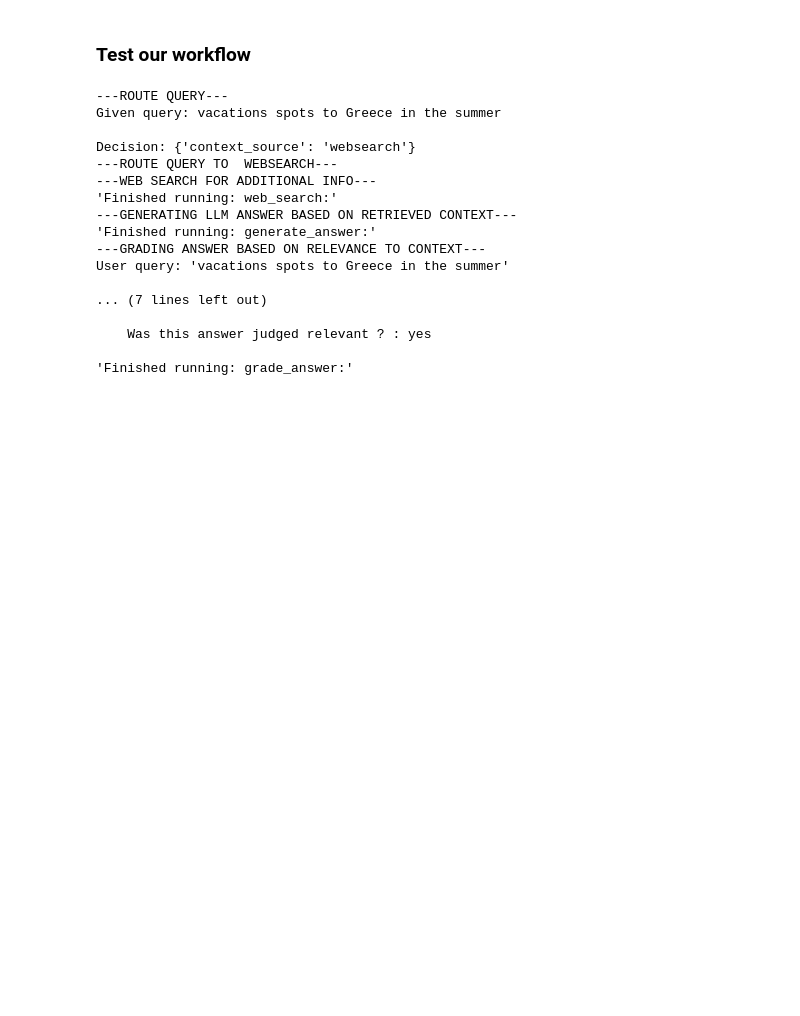
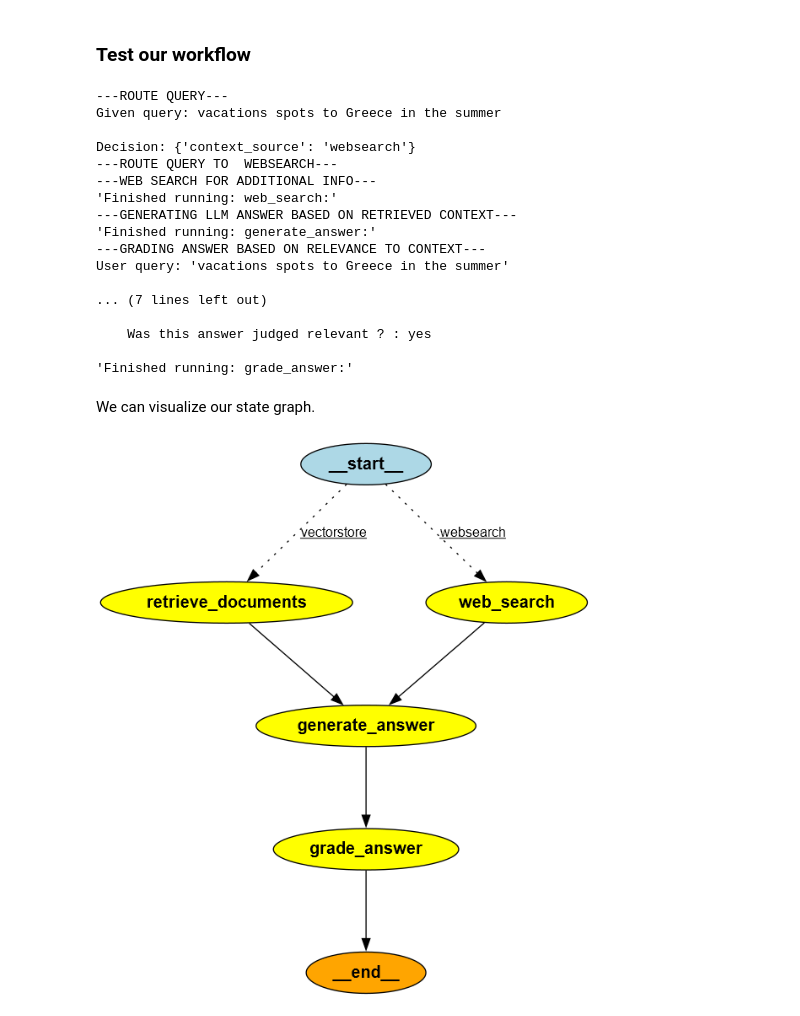
Before and after one commit to Mohamedeijy/testing_local_rag, a Jupyter notebook: local_rag_v3.ipynb, the cells around one changed output. Cells and saved outputs as stored; diff of their text form; code cells hidden in the pictures; blank space fills up the shorter version.

Commit message:
add info text + diagram

```diff
--- a/local_rag_v3.ipynb
+++ b/local_rag_v3.ipynb
@@ -414,3 +414,11 @@ User query: 'vacations spots to Greece in the summer'
     Was this answer judged relevant ? : yes
 
 'Finished running: grade_answer:'
+# %% [markdown]
+We can visualize our state graph.
+# %%
+from IPython.display import Image
+
+Image(app.get_graph().draw_png())
+# %% [output]
+[figure, added]
```
Also changed, not shown: parts of 1 cell of this notebook, 1 other file.
